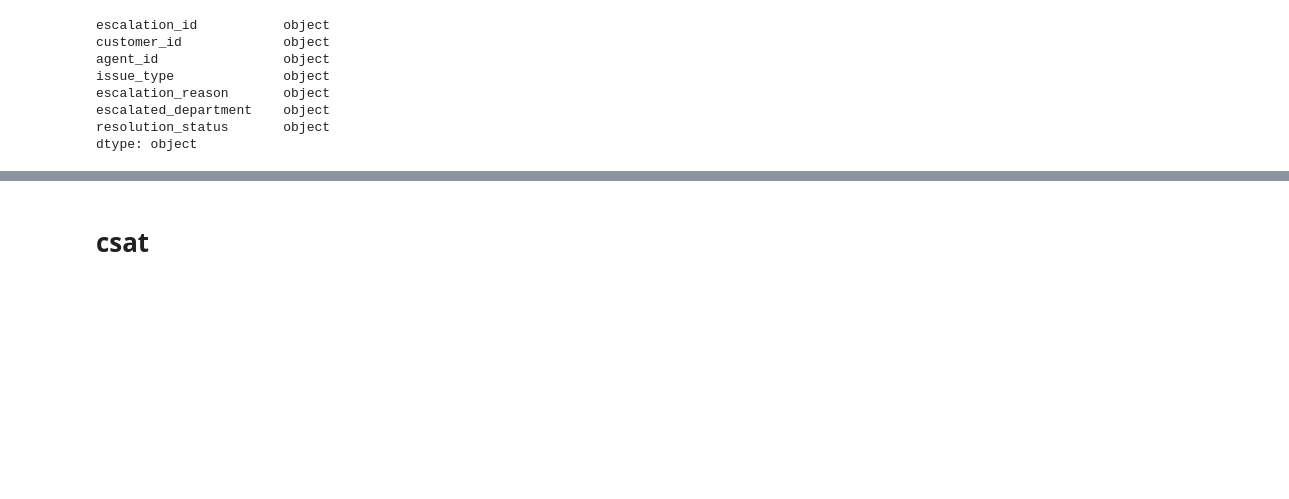
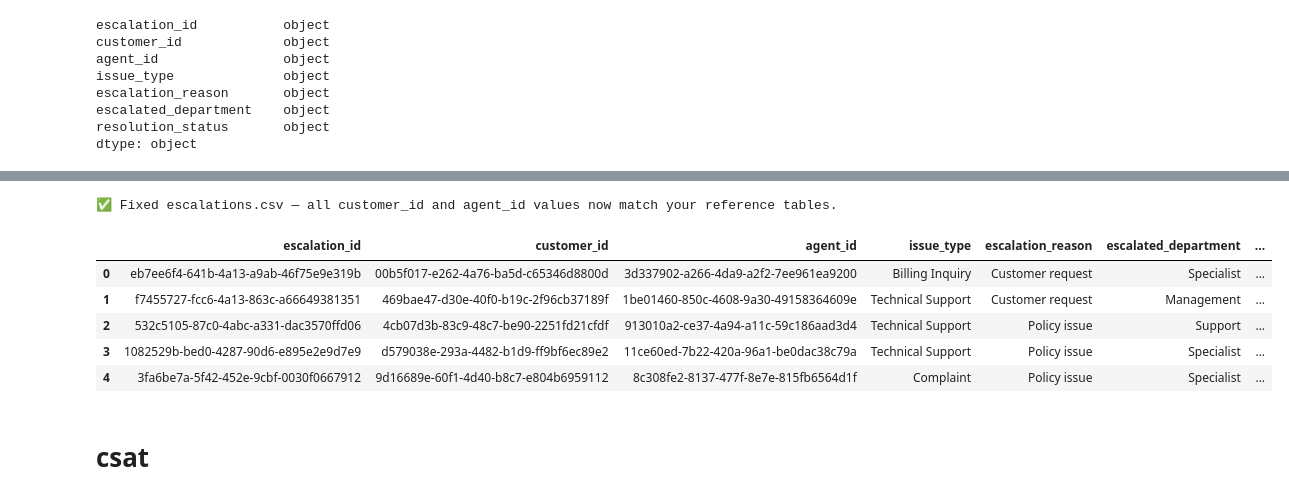
Before and after one commit to DelmarB/call_center_project, a Jupyter notebook: notebooks/proof_clean_datasets.ipynb, the cells around one changed output, grey strips where cells are left out. Cells and saved outputs as stored; diff of their text form; code cells hidden in the pictures; blank space fills up the shorter version.

```diff
--- a/notebooks/proof_clean_datasets.ipynb
+++ b/notebooks/proof_clean_datasets.ipynb
@@ -323,3 +426,35 @@ FileNotFoundError: [Errno 2] No such file or directory: '../data/clean/customers
+# %%
+import pandas as pd
+import numpy as np
+
+# Load files
+escalations = pd.read_csv("../data/clean/escalations.csv")
+customers = pd.read_csv("../data/clean/customers_for_import.csv")
+agents = pd.read_csv("../data/clean/agents.csv")
+
+# Sample valid customer_ids and agent_ids
+sampled_customer_ids = customers['customer_id'].sample(n=len(escalations), replace=True).reset_index(drop=True)
+sampled_agent_ids = agents['agent_id'].sample(n=len(escalations), replace=True).reset_index(drop=True)
+
+# Replace in escalations
+escalations['customer_id'] = sampled_customer_ids
+escalations['agent_id'] = sampled_agent_ids
+
+# Save to new CSV
+escalations.to_csv("../data/clean/escalations_fixed.csv", index=False)
+
+print("✅ Fixed escalations.csv — all customer_id and agent_id values now match your reference tables.")
+
+escalations_2 = pd.read_csv("../data/clean/escalations_fixed.csv")
+display(escalations_2.head())
+# %% [output]
+✅ Fixed escalations.csv — all customer_id and agent_id values now match your reference tables.
+|  | escalation_id | customer_id | agent_id | issue_type | escalation_reason | escalated_department | ... |
+| 0 | eb7ee6f4-641b-4a13-a9ab-46f75e9e319b | 00b5f017-e262-4a76-ba5d-c65346d8800d | 3d337902-a266-4da9-a2f2-7ee961ea9200 | Billing Inquiry | Customer request | Specialist | ... |
+| 1 | f7455727-fcc6-4a13-863c-a66649381351 | 469bae47-d30e-40f0-b19c-2f96cb37189f | 1be01460-850c-4608-9a30-49158364609e | Technical Support | Customer request | Management | ... |
+| 2 | 532c5105-87c0-4abc-a331-dac3570ffd06 | 4cb07d3b-83c9-48c7-be90-2251fd21cfdf | 913010a2-ce37-4a94-a11c-59c186aad3d4 | Technical Support | Policy issue | Support | ... |
+| 3 | 1082529b-bed0-4287-90d6-e895e2e9d7e9 | d579038e-293a-4482-b1d9-ff9bf6ec89e2 | 11ce60ed-7b22-420a-96a1-be0dac38c79a | Technical Support | Policy issue | Specialist | ... |
+| 4 | 3fa6be7a-5f42-452e-9cbf-0030f0667912 | 9d16689e-60f1-4d40-b8c7-e804b6959112 | 8c308fe2-8137-477f-8e7e-815fb6564d1f | Complaint | Policy issue | Specialist | ... |
 # %% [markdown]
 # csat
 # %%
```
Also changed, not shown: parts of 8 cells of this notebook, 20 other files.
